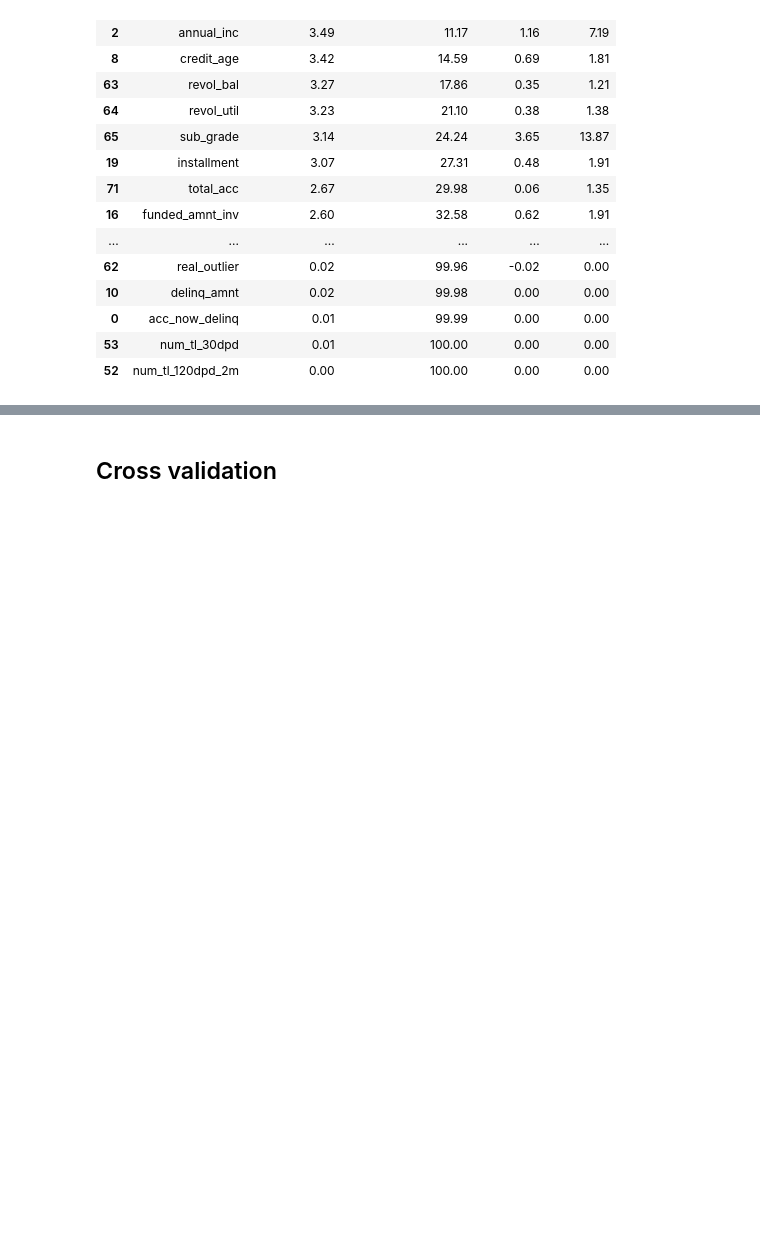
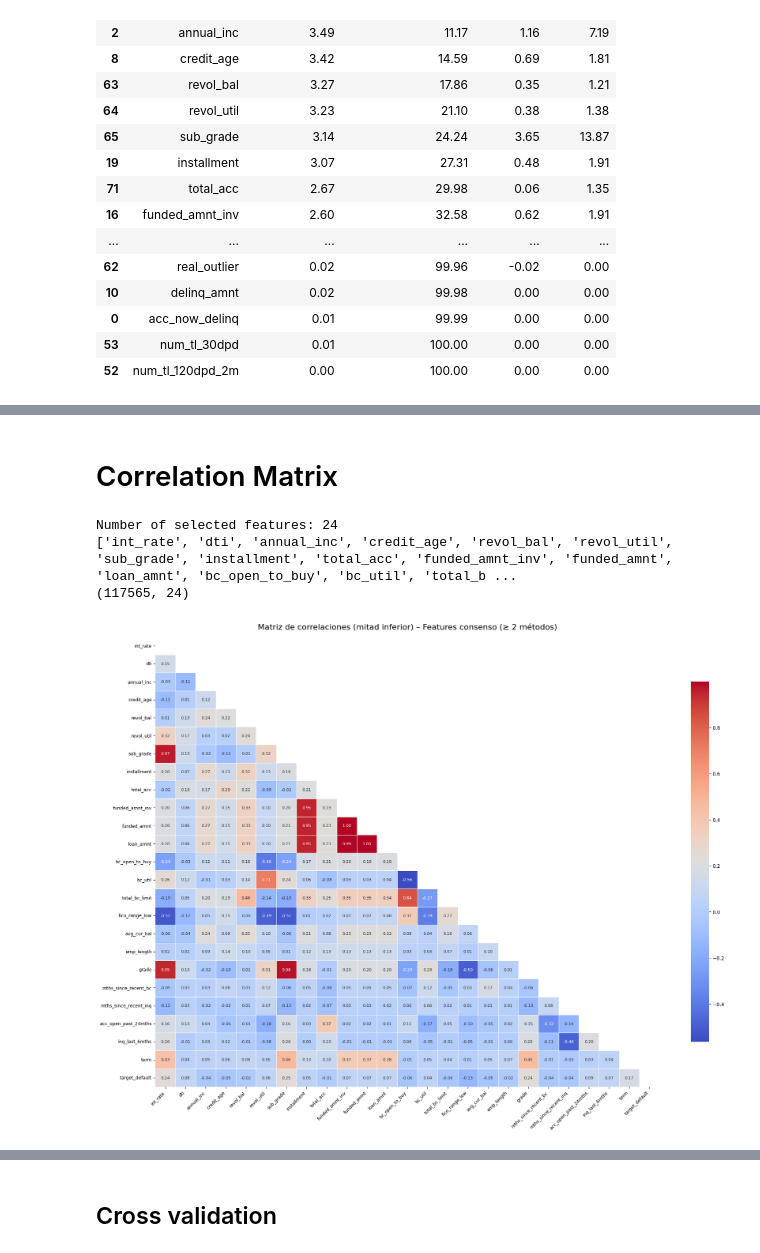
Before and after one commit to 4GeeksAcademy/final_project_creditscoring, a Jupyter notebook: notebooks/EDA.ipynb, the cells around one changed output, grey strips where cells are left out. Saved outputs shown, nothing was run; the diff lists cells and outputs as text; code cells hidden in the pictures; blank space fills up the shorter version.

Commit message:
cross vaidation and correlation matrix

```diff
--- a/notebooks/EDA.ipynb
+++ b/notebooks/EDA.ipynb
@@ -1625,0 +1612,2 @@ Error:
+# %% [markdown]
+# Correlation Matrix
@@ -1625,0 +1653,62 @@ Error:
+# %%
+
+
+# --- Consensus feature selection (>= 2 methods) ---
+df_importances[['rf_importance', 'perm_imp', 'shap_imp']] = (
+    df_importances[['rf_importance', 'perm_imp', 'shap_imp']].fillna(0)
+)
+
+df_importances['n_methods'] = (
+    (df_importances['rf_importance'] >= 1).astype(int) +
+    (df_importances['perm_imp'] >= 1).astype(int) +
+    (df_importances['shap_imp'] >= 1).astype(int)
+)
+
+df_filt = df_importances[df_importances['n_methods'] >= 2]
+
+features_consensus = df_filt['feature'].tolist()
+
+# Build reduced training dataset
+X_train_cons = X_train[features_consensus].copy()
+
+print(f"Number of selected features: {len(features_consensus)}")
+print(features_consensus[:24])
+print(X_train_cons.shape)
+
+# --- (Optional) include target to inspect feature–target correlation ---
+X_train_cons['target_default'] = y_train
+
+# --- Correlation matrix ---
+corr = X_train_cons.corr()
+
+# Mask upper triangle
+mask = np.triu(np.ones_like(corr, dtype=bool))
+
+# --- Plot heatmap ---
+plt.figure(figsize=(20, 15))
+sns.heatmap(
+    corr,
+    mask=mask,
+    cmap='coolwarm',
+    annot=True,
+    fmt=".2f",
+    linewidths=0.5,
+    cbar_kws={"shrink": 0.8},
+    annot_kws={"size": 8}
+)
+
+plt.title(
+    "Matriz de correlaciones (mitad inferior) – Features consenso (≥ 2 métodos)",
+    fontsize=16,
+    pad=15
+)
+
+plt.xticks(rotation=45, ha='right', fontsize=9)
+plt.yticks(fontsize=9)
+plt.tight_layout(pad=3.0)
+plt.show()
+# %% [output]
+Number of selected features: 24
+['int_rate', 'dti', 'annual_inc', 'credit_age', 'revol_bal', 'revol_util', 'sub_grade', 'installment', 'total_acc', 'funded_amnt_inv', 'funded_amnt', 'loan_amnt', 'bc_open_to_buy', 'bc_util', 'total_b ...
+(117565, 24)
+[figure, added]
```
Also changed, not shown: parts of 19 cells of this notebook.
